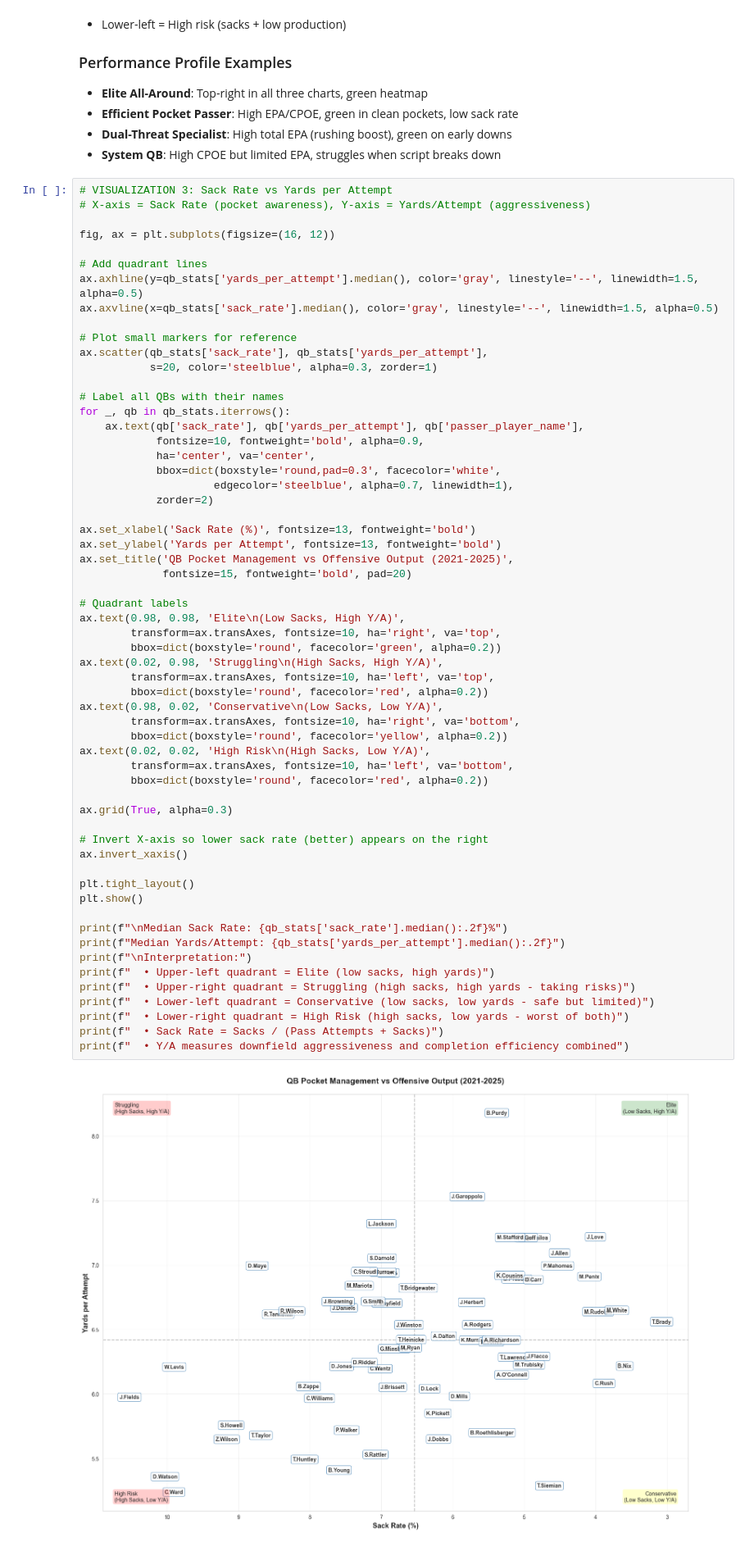
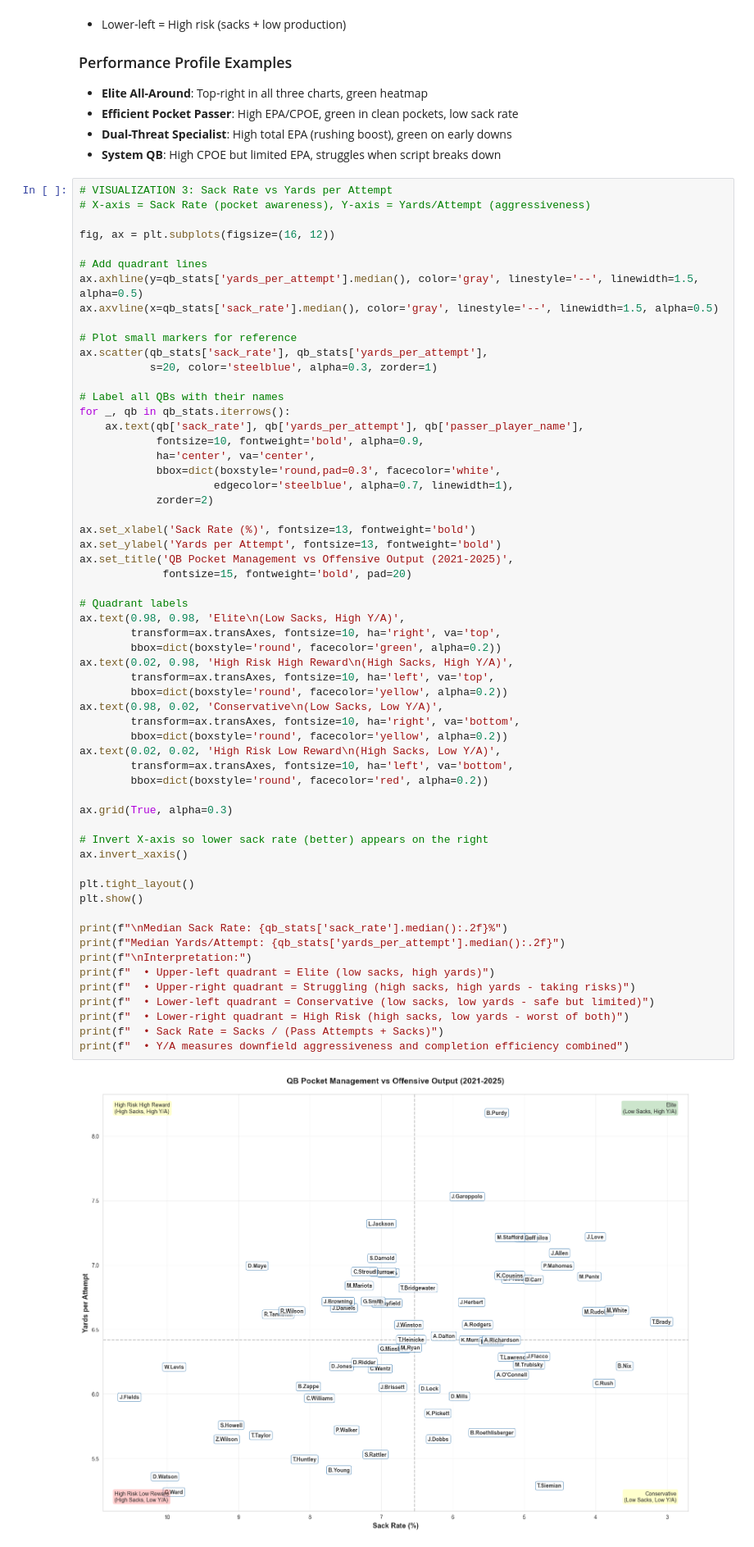
Before and after one commit to cgalgano/NFL-QB-Analysis, a Jupyter notebook: nfl_qb_analysis.ipynb, the cells around one changed output. Shown: that part at 82% size. Saved outputs shown, nothing was run; the diff lists cells and outputs as text.

```diff
--- a/nfl_qb_analysis.ipynb
+++ b/nfl_qb_analysis.ipynb
@@ -419,37 +444,37 @@ ax.set_title('QB Pocket Management vs Offensive Output (2021-2025)',
 
 # Quadrant labels
 ax.text(0.98, 0.98, 'Elite\n(Low Sacks, High Y/A)',
         transform=ax.transAxes, fontsize=10, ha='right', va='top',
         bbox=dict(boxstyle='round', facecolor='green', alpha=0.2))
-ax.text(0.02, 0.98, 'Struggling\n(High Sacks, High Y/A)',
+ax.text(0.02, 0.98, 'High Risk High Reward\n(High Sacks, High Y/A)',
         transform=ax.transAxes, fontsize=10, ha='left', va='top',
-        bbox=dict(boxstyle='round', facecolor='red', alpha=0.2))
+        bbox=dict(boxstyle='round', facecolor='yellow', alpha=0.2))
 ax.text(0.98, 0.02, 'Conservative\n(Low Sacks, Low Y/A)',
         transform=ax.transAxes, fontsize=10, ha='right', va='bottom',
         bbox=dict(boxstyle='round', facecolor='yellow', alpha=0.2))
-ax.text(0.02, 0.02, 'High Risk\n(High Sacks, Low Y/A)',
+ax.text(0.02, 0.02, 'High Risk Low Reward\n(High Sacks, Low Y/A)',
         transform=ax.transAxes, fontsize=10, ha='left', va='bottom',
         bbox=dict(boxstyle='round', facecolor='red', alpha=0.2))
 
 ax.grid(True, alpha=0.3)
 
 # Invert X-axis so lower sack rate (better) appears on the right
 ax.invert_xaxis()
 
 plt.tight_layout()
 plt.show()
 
 print(f"\nMedian Sack Rate: {qb_stats['sack_rate'].median():.2f}%")
 print(f"Median Yards/Attempt: {qb_stats['yards_per_attempt'].median():.2f}")
 print(f"\nInterpretation:")
 print(f"  • Upper-left quadrant = Elite (low sacks, high yards)")
 print(f"  • Upper-right quadrant = Struggling (high sacks, high yards - taking risks)")
 print(f"  • Lower-left quadrant = Conservative (low sacks, low yards - safe but limited)")
 print(f"  • Lower-right quadrant = High Risk (high sacks, low yards - worst of both)")
 print(f"  • Sack Rate = Sacks / (Pass Attempts + Sacks)")
 print(f"  • Y/A measures downfield aggressiveness and completion efficiency combined")
 # %% [output]
-[figure, old version]
+[figure, new version]
 Median Sack Rate: 6.53%
 Median Yards/Attempt: 6.42
 
```
Also changed, not shown: parts of 4 cells of this notebook, 5 other files.
